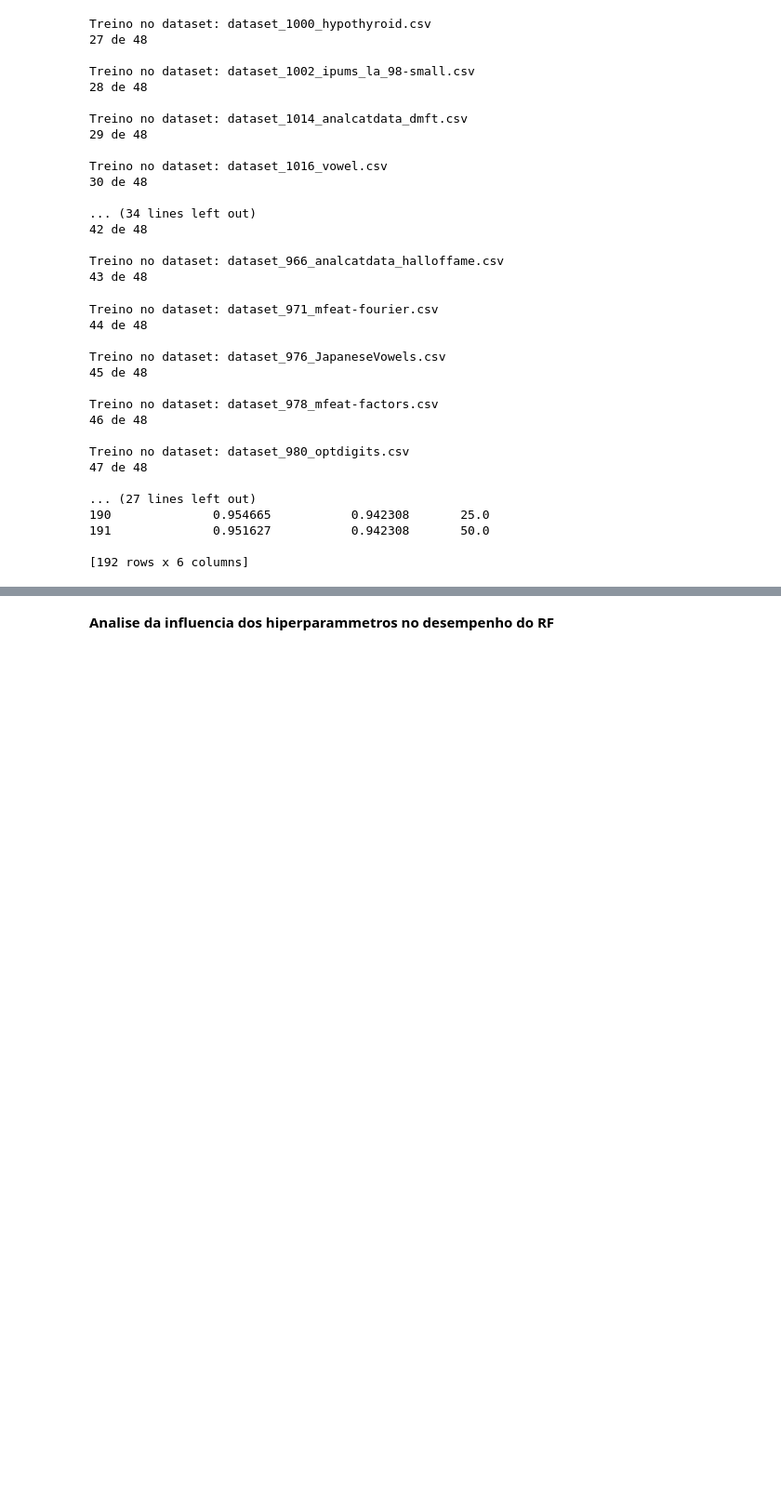
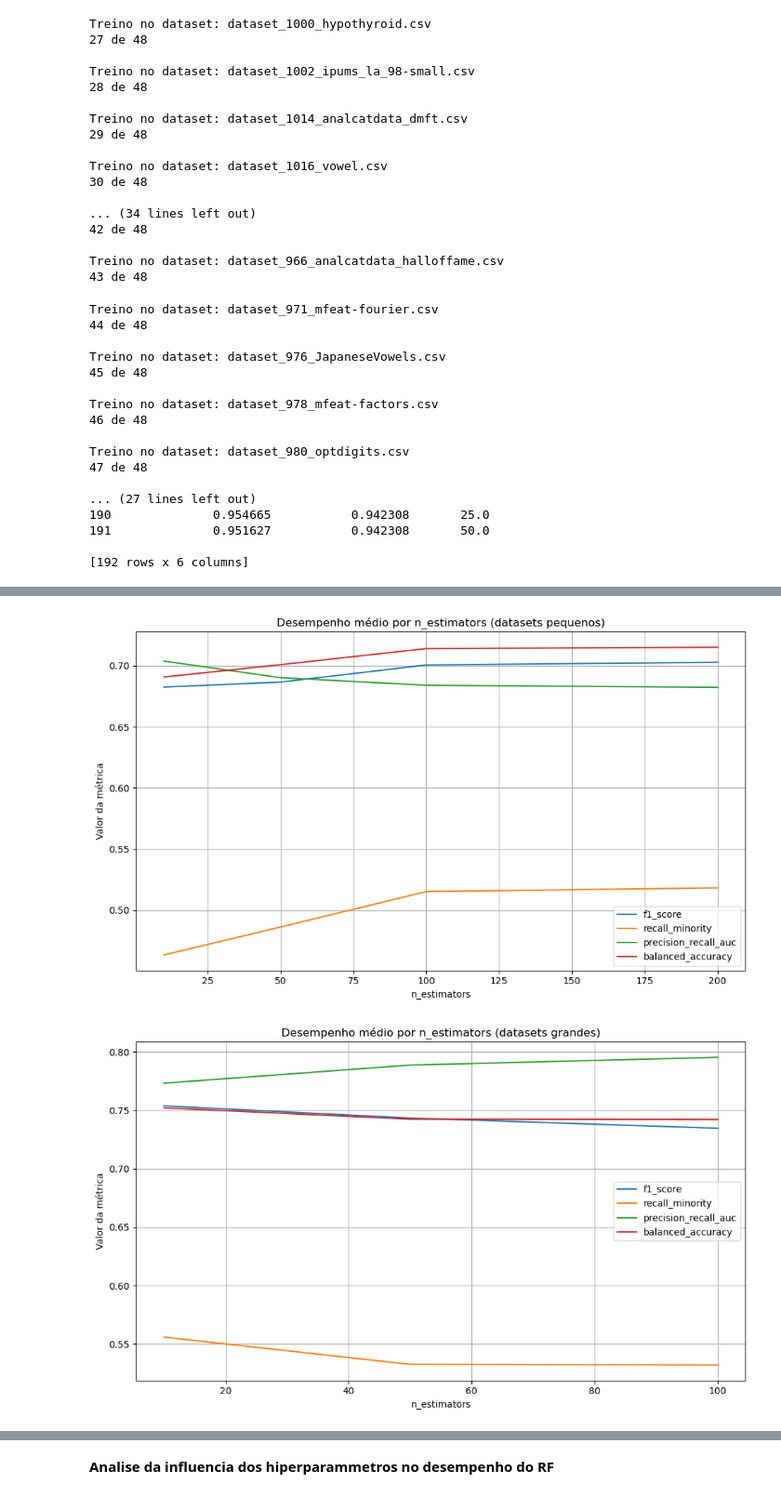
Before and after one commit to simao-g/RandomForest_v2, a Jupyter notebook: tt2.ipynb, the cells around one changed output, grey strips where cells are left out. Shown: that part at 93% size. Saved outputs shown, nothing was run; the diff lists cells and outputs as text; code cells hidden in the pictures; blank space fills up the shorter version.

```diff
--- a/tt2.ipynb
+++ b/tt2.ipynb
@@ -108,6 +108,7 @@ def split_train_test(X, y, test_size=0.3, random_state=None):
     return X[train_idx], X[test_idx], y[train_idx], y[test_idx]
 
 max_depths = [5,10,25,50]
+n_estimators = [10, 50, 100, 200]
 # %% [markdown]
 Datasets pequenos
 # %%
@@ -153,6 +154,7 @@ for arquivo in os.listdir(pasta):
                 "recall_minority": rec_min,
                 "precision_recall_auc": pr_auc,
                 "balanced_accuracy": bal_acc
+                "max_depth": depth
             })
 # %% [output]
 Treino no dataset: dataset_1004_synthetic_control.csv
@@ -322,0 +326,3 @@ sns.boxplot(data=resultados_df, x="max_depth", y="recall_minority")
+# %%
+resultados_est=[]
+count = 1
@@ -322,0 +470,35 @@ sns.boxplot(data=resultados_df, x="max_depth", y="recall_minority")
+# %%
+import matplotlib.pyplot as plt
+import seaborn as sns
+
+results_df = pd.read_csv(r'C:\Users\Utilizador\Desktop\RandomForest_v2\analise_inicial_est_rf.csv')
+
+# Divide datasets
+small_results = results_df.iloc[:105]
+large_results = results_df.iloc[105:]
+
+# Métricas a analisar
+metrics = ["f1_score", "recall_minority", "precision_recall_auc", "balanced_accuracy"]
+
+# Função para plotar
+def plot_grouped_by_estimators(df, title):
+    mean_results = df.groupby("n_estimators")[metrics].mean().reset_index()
+    plt.figure(figsize=(10, 6))
+    for metric in metrics:
+        sns.lineplot(data=mean_results, x="n_estimators", y=metric, label=metric)
+    plt.title(title)
+    plt.xlabel("n_estimators")
+    plt.ylabel("Valor da métrica")
+    plt.legend()
+    plt.grid(True)
+    plt.tight_layout()
+    plt.show()
+
+# Plot para datasets pequenos
+plot_grouped_by_estimators(small_results, "Desempenho médio por n_estimators (datasets pequenos)")
+
+# Plot para datasets grandes
+plot_grouped_by_estimators(large_results, "Desempenho médio por n_estimators (datasets grandes)")
+# %% [output]
+[figure, added]
+[figure, added]
```
Also changed, not shown: parts of 5 cells of this notebook, 3 other files.
